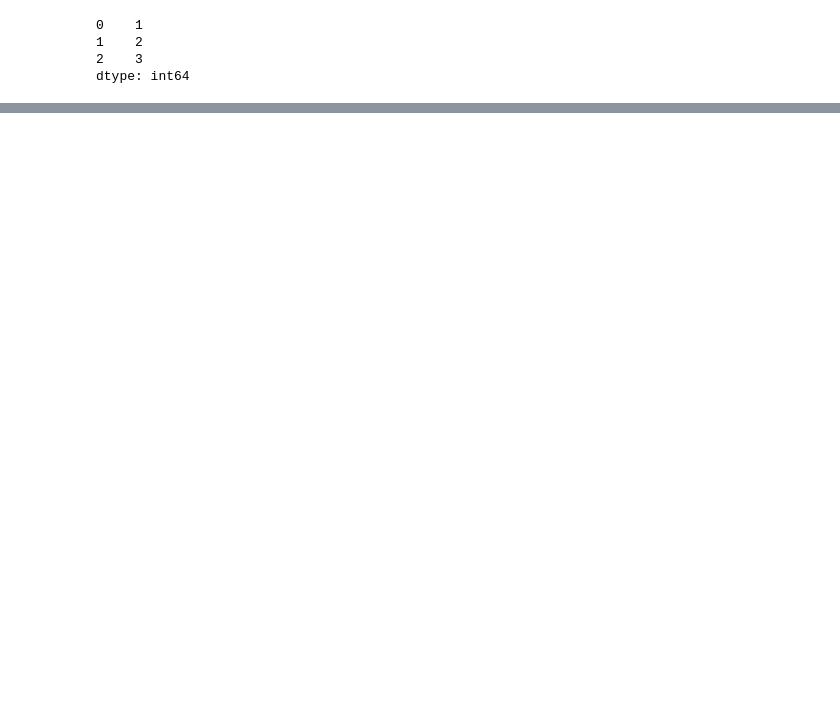
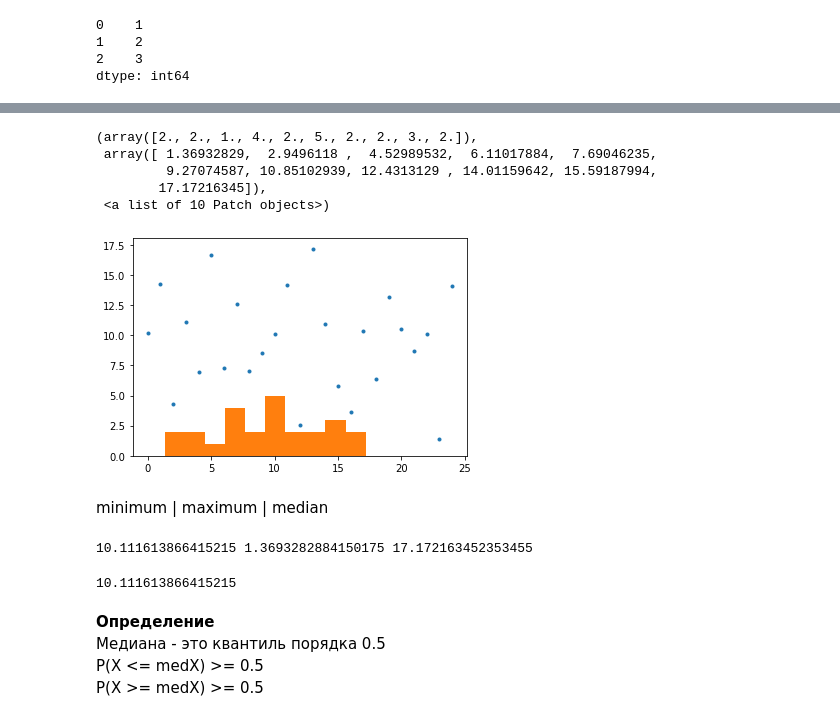
Before and after one commit to ishebarshina/Python_course, a Jupyter notebook: 101_Pandas_Exercises_for_Data_Analysis.ipynb, the cells around one changed output, grey strips where cells are left out. Cells and saved outputs as stored; diff of their text form; code cells hidden in the pictures; blank space fills up the shorter version.

```diff
--- a/101_Pandas_Exercises_for_Data_Analysis.ipynb
+++ b/101_Pandas_Exercises_for_Data_Analysis.ipynb
@@ -154,0 +210,26 @@ dtype: int64
+# %%
+ser = pd.Series(np.random.normal(10, 5, 25))
+plt.plot(ser.values, '.')
+plt.hist(ser.values)
+# %% [output]
+(array([2., 2., 1., 4., 2., 5., 2., 2., 3., 2.]),
+ array([ 1.36932829,  2.9496118 ,  4.52989532,  6.11017884,  7.69046235,
+         9.27074587, 10.85102939, 12.4313129 , 14.01159642, 15.59187994,
+        17.17216345]),
+ <a list of 10 Patch objects>)
+[figure, added]
+# %% [markdown]
+minimum | maximum | median
+# %%
+print(ser.median(), ser.min(), ser.max())
+# %% [output]
+10.111613866415215 1.3693282884150175 17.172163452353455
+# %%
+np.sort(ser.values)[12]
+# %% [output]
+10.111613866415215
+# %% [markdown]
+**Определение <br>**
+Медиана - это квантиль порядка 0.5<br>
+P(X <= medX) >= 0.5<br>
+P(X >= medX) >= 0.5<br>
```
Also changed, not shown: parts of 126 cells of this notebook.
